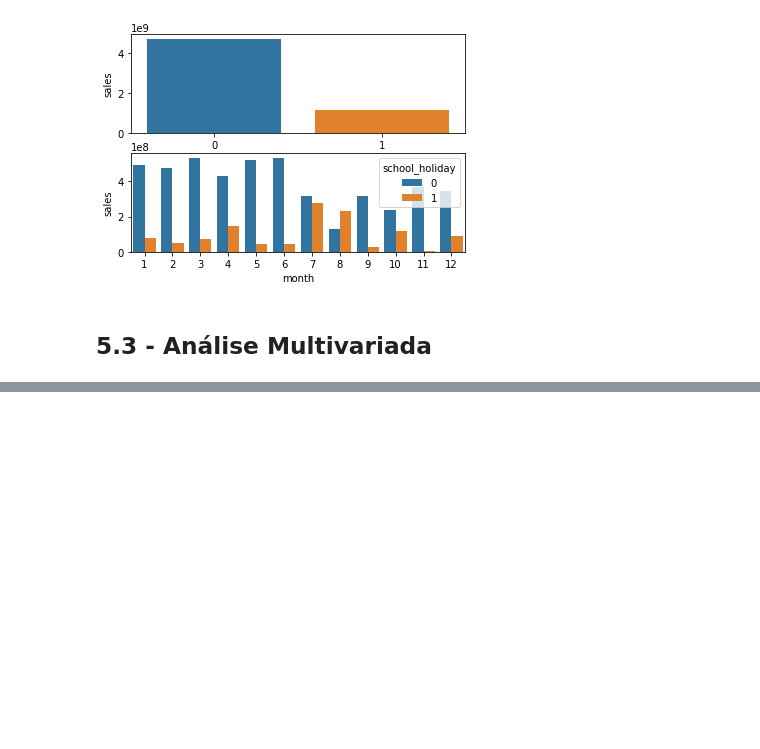
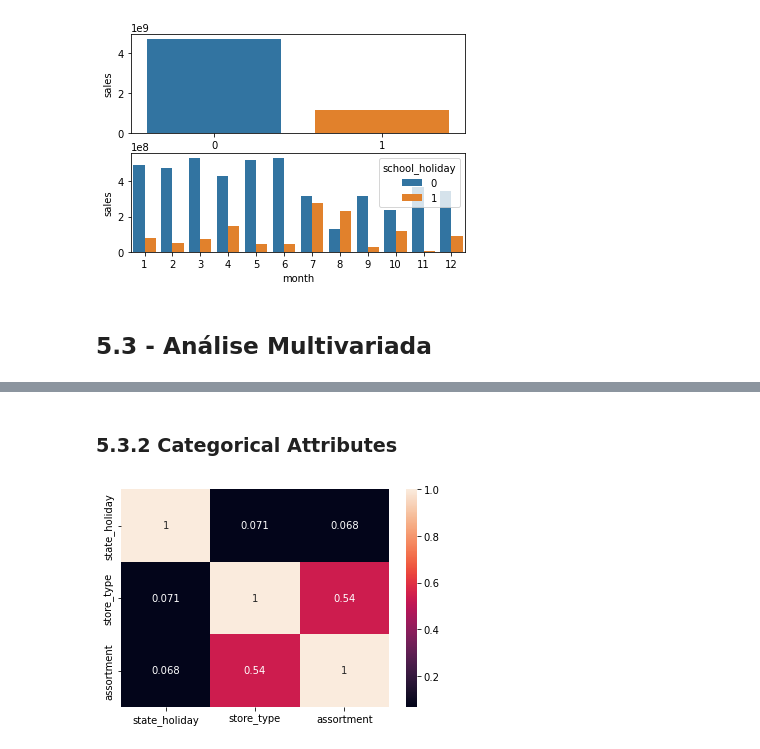
Before and after one commit to castrien/ds_em_producao, a Jupyter notebook: m04_v01_ds_em_producao.ipynb, the cells around one changed output, grey strips where cells are left out. Saved outputs shown, nothing was run; the diff lists cells and outputs as text; code cells hidden in the pictures; blank space fills up the shorter version.

```diff
--- a/m04_v01_ds_em_producao.ipynb
+++ b/m04_v01_ds_em_producao.ipynb
@@ -12,5 +13,18 @@ import datetime
 # %% [markdown]
 ## 0.1 Funções auxiliares
+# %%
+def cramer_v (x, y):
+    cm = pd.crosstab( x, y ).values
+    n = cm.sum()
+    r, k = cm.shape
+
+    chi2 = ss.chi2_contingency(cm )[0]
+    chi2corr = max (0, chi2 - (k-1)*(r-1) / (n-1) )
+
+    kcorr = k - (k-1)**2/ (n-1)
+    rcorr = r - (r-1)**2/ (n-1)
+
+    return np.sqrt( (chi2corr/n) / (min( kcorr-1 , rcorr-1 ) ) )
 # %% [markdown]
 # 1.0 Carregando os dados
 # %%
@@ -664,0 +686,30 @@ sns.barplot( x='month',y='sales',hue='school_holiday', data=aux2);
+# %% [markdown]
+### 5.3.2 Categorical Attributes
+# %%
+#somente dados categoricos
+a = df4.select_dtypes( include='object')
+
+#calclular v de cramer
+a1 = cramer_v(a['state_holiday'], a['state_holiday'])
+a2 = cramer_v(a['state_holiday'], a['store_type'])
+a3 = cramer_v(a['state_holiday'], a['assortment'])
+
+a4 = cramer_v(a['store_type'], a['state_holiday'])
+a5 = cramer_v(a['store_type'], a['store_type'])
+a6 = cramer_v(a['store_type'], a['assortment'])
+
+a7 = cramer_v(a['assortment'], a['state_holiday'])
+a8 = cramer_v(a['assortment'], a['store_type'])
+a9 = cramer_v(a['assortment'], a['assortment'])
+
+#dataset final
+d = pd.DataFrame( {'state_holiday': [a1,a2,a3],
+              'store_type': [a4,a5,a6],
+              'assortment': [a7,a8,a9]
+              })
+
+d = d.set_index( d.columns )
+
+sns.heatmap( d, annot= True);
+# %% [output]
+[figure, added]
```
Also changed, not shown: parts of 4 cells of this notebook.
